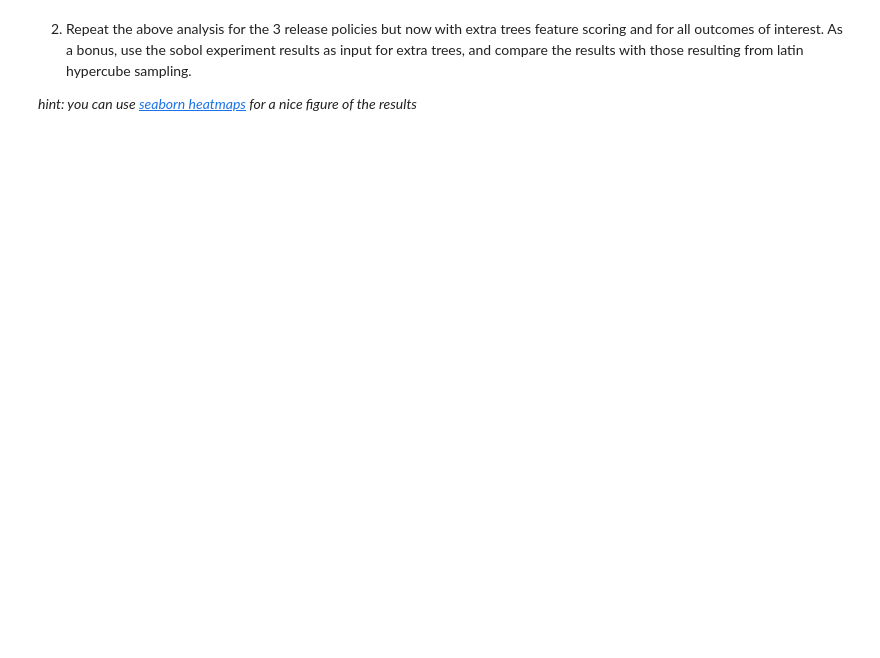
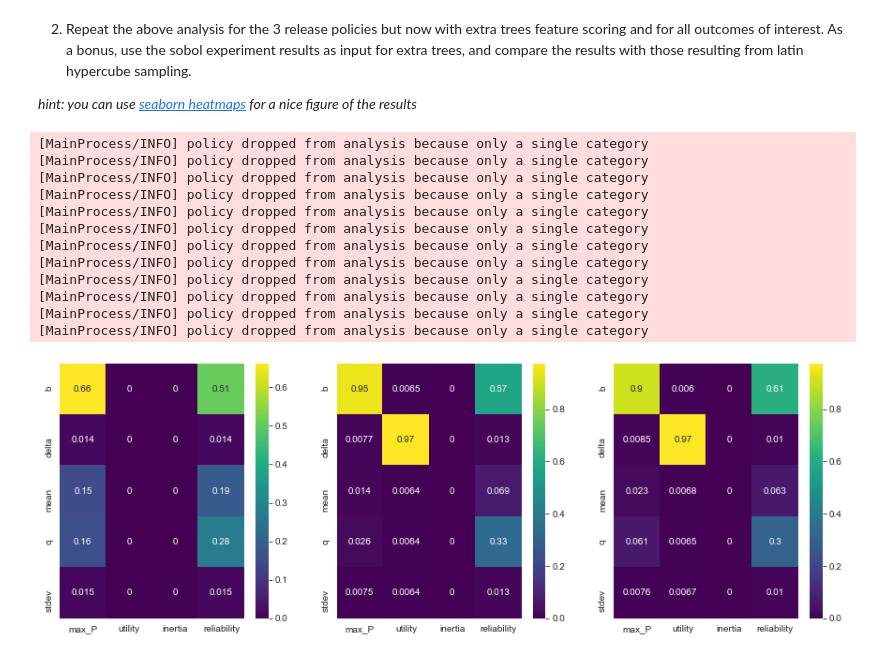
Before and after one commit to oli4oli4/Model-based-decision-making, a Jupyter notebook: Assignments week 3,4/assignment 7 - sensitivity analysis lake model.ipynb, the cells around one changed output. Saved outputs shown, nothing was run; the diff lists cells and outputs as text; code cells hidden in the pictures; blank space fills up the shorter version.

```diff
--- a/Assignments week 3,4/assignment 7 - sensitivity analysis lake model.ipynb
+++ b/Assignments week 3,4/assignment 7 - sensitivity analysis lake model.ipynb
@@ -105,3 +151,29 @@ for policy in experiments.policy.unique():
 2. Repeat the above analysis for the 3 release policies but now with extra trees feature scoring and for all outcomes of interest. As a bonus, use the sobol experiment results as input for extra trees, and compare the results with those resulting from latin hypercube sampling.
 
 *hint: you can use [seaborn heatmaps](https://seaborn.pydata.org/generated/seaborn.heatmap.html) for a nice figure of the results*
+# %%
+from ema_workbench.analysis import feature_scoring
+experiments_cleaned = experiments.drop(columns=['model', 'scenario'])
+
+f,axes=plt.subplots(1,3, figsize=(15,5))
+for i, policy in enumerate(experiments_cleaned.policy.unique()):
+    logical = experiments_cleaned.policy == policy
+    subset_results = {k:v[logical] for k, v in outcomes.items()}
+    scores = feature_scoring.get_feature_scores_all(experiments_cleaned[logical], subset_results)
+
+    sns.heatmap(scores, ax=axes[i], annot=True, cmap='viridis')
+    plt.show
+# %% [output]
+[MainProcess/INFO] policy dropped from analysis because only a single category
+[MainProcess/INFO] policy dropped from analysis because only a single category
+[MainProcess/INFO] policy dropped from analysis because only a single category
+[MainProcess/INFO] policy dropped from analysis because only a single category
+[MainProcess/INFO] policy dropped from analysis because only a single category
+[MainProcess/INFO] policy dropped from analysis because only a single category
+[MainProcess/INFO] policy dropped from analysis because only a single category
+[MainProcess/INFO] policy dropped from analysis because only a single category
+[MainProcess/INFO] policy dropped from analysis because only a single category
+[MainProcess/INFO] policy dropped from analysis because only a single category
+[MainProcess/INFO] policy dropped from analysis because only a single category
+[MainProcess/INFO] policy dropped from analysis because only a single category
+[figure, added]
```
Also changed, not shown: parts of 2 cells of this notebook.
